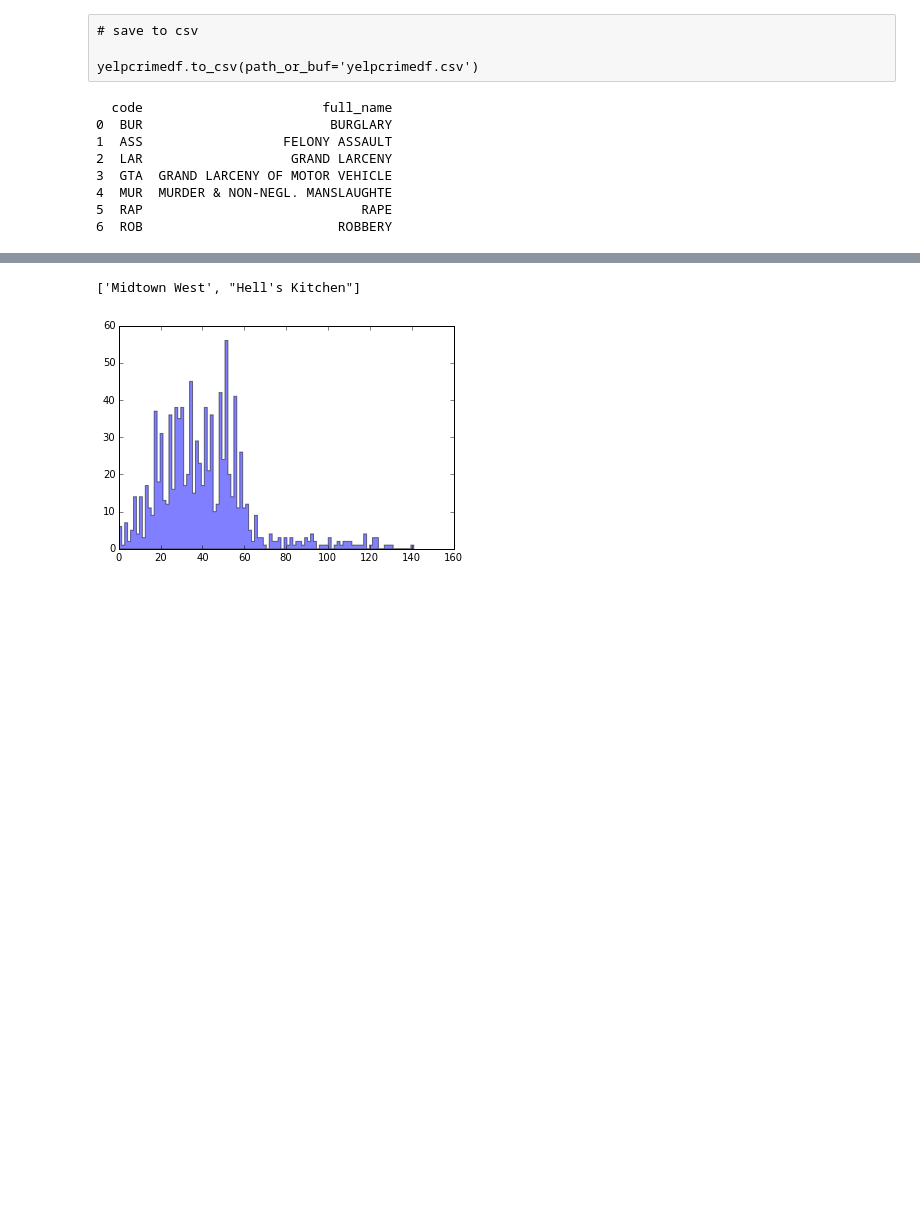
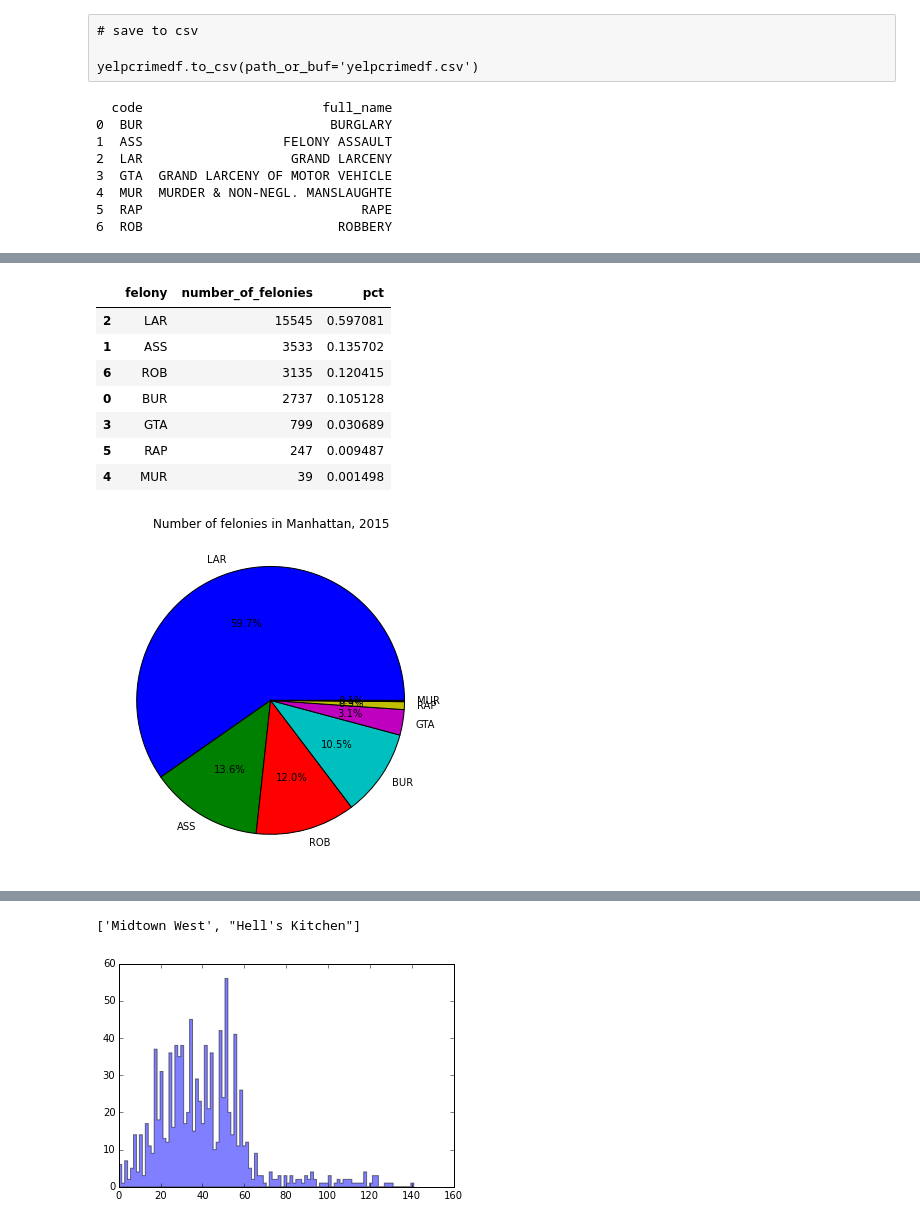
Before and after one commit to heikalm/Springboard-Capstone, a Jupyter notebook: Capstone data exploration.ipynb, the cells around one changed output, grey strips where cells are left out. Cells and saved outputs as stored; diff of their text form; code cells hidden in the pictures; blank space fills up the shorter version.

```diff
--- a/Capstone data exploration.ipynb
+++ b/Capstone data exploration.ipynb
@@ -156,0 +200,16 @@ yelpcrimedf['TOT']=yelpcrimedf[felonyabbrv].sum(axis=1)
+# %%
+fig, ax = plt.subplots(figsize=(6, 6))
+
+ax.set_title('Number of felonies in Manhattan, 2015')
+P=ax.pie(feltable.number_of_felonies, labels=list(feltable.felony), autopct='%1.1f%%')
+feltable
+# %% [output]
+|  | felony | number_of_felonies | pct |
+| 2 | LAR | 15545 | 0.597081 |
+| 1 | ASS | 3533 | 0.135702 |
+| 6 | ROB | 3135 | 0.120415 |
+| 0 | BUR | 2737 | 0.105128 |
+| 3 | GTA | 799 | 0.030689 |
+| 5 | RAP | 247 | 0.009487 |
+| 4 | MUR | 39 | 0.001498 |
+[figure, added]
```
Also changed, not shown: parts of 27 cells of this notebook.
